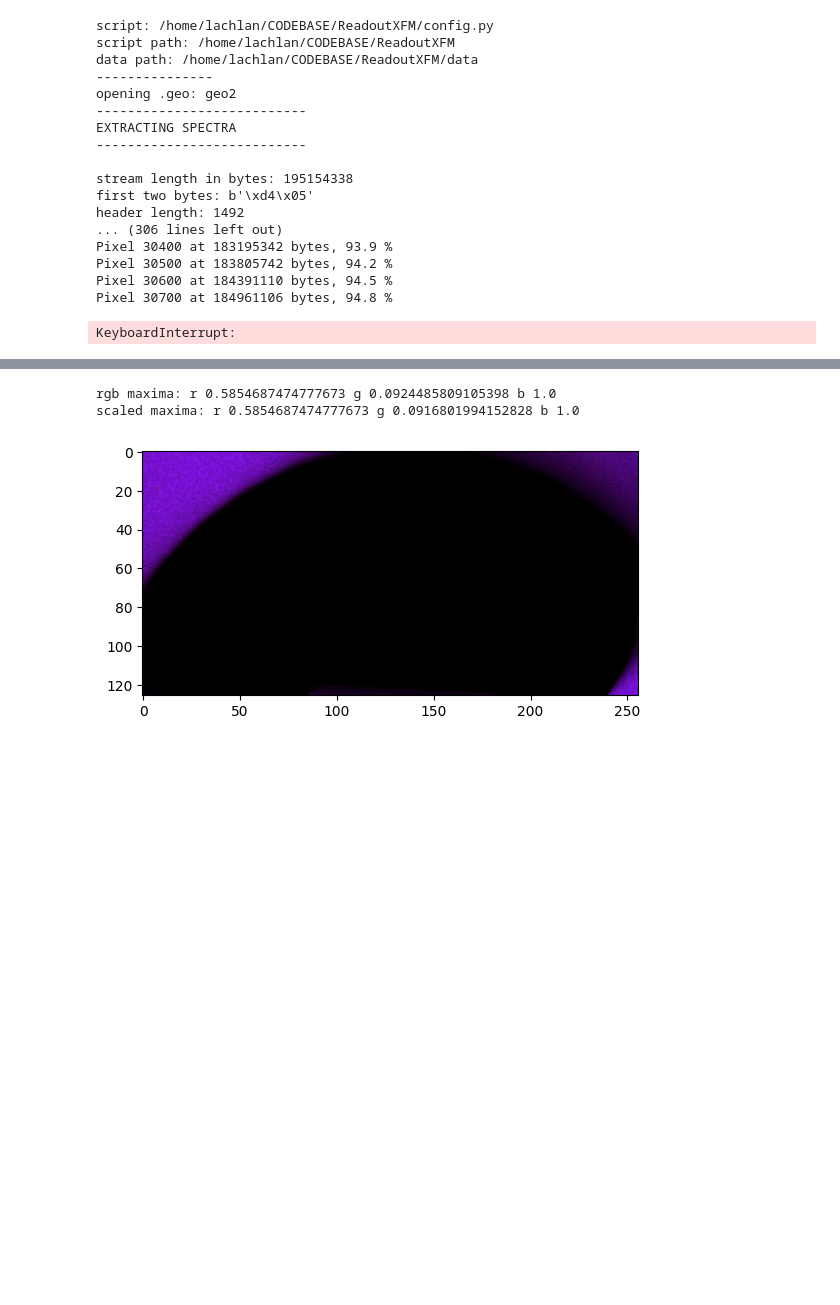
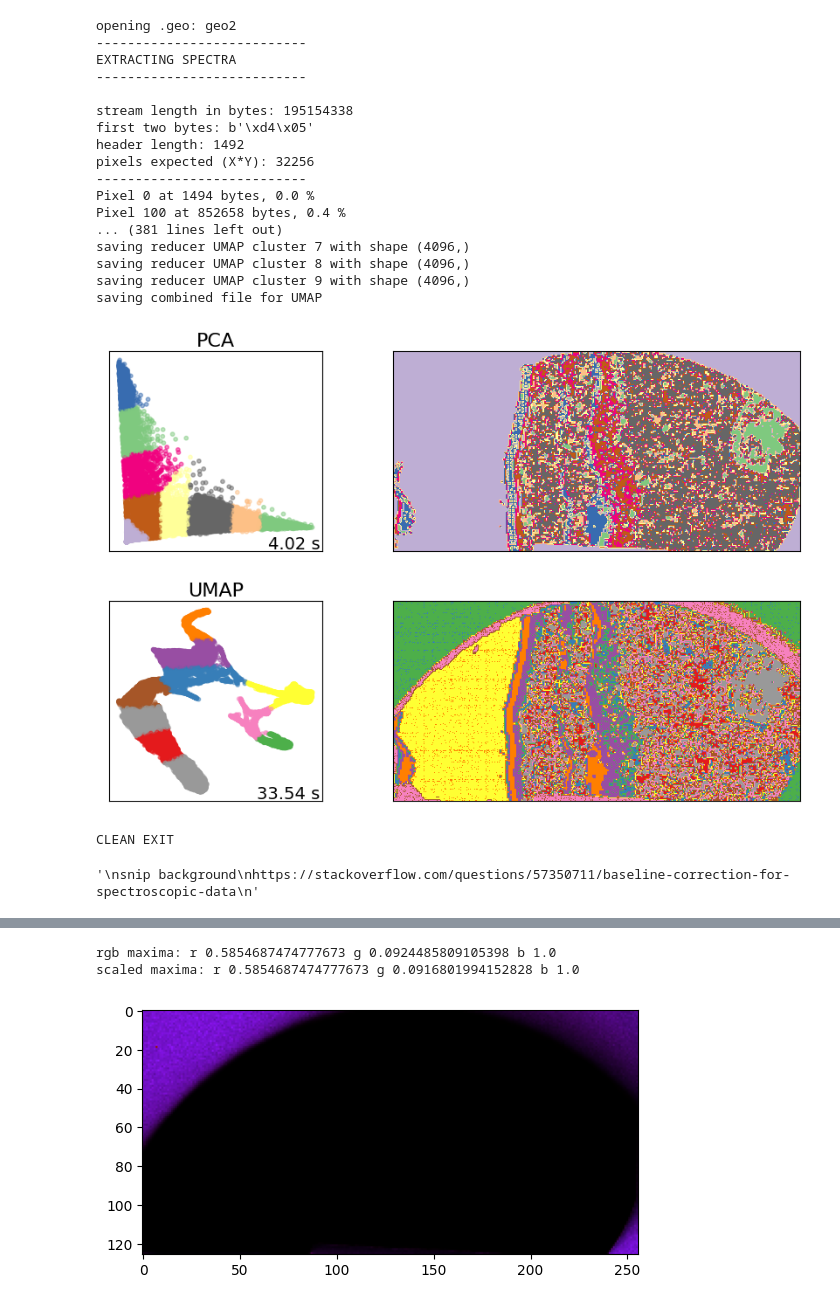
Before and after one commit to lachlanc61/ReadoutXFM, a Jupyter notebook: explore.ipynb, the cells around one changed output, grey strips where cells are left out. Saved outputs shown, nothing was run; the diff lists cells and outputs as text; code cells hidden in the pictures; blank space fills up the shorter version.

```diff
--- a/explore.ipynb
+++ b/explore.ipynb
@@ -129,7 +131,7 @@ with open(f, mode='rb') as file: # rb = read binary
         totalcounts=np.zeros(totalpx)
 
     #initialise data array
-    data=np.zeros((totalpx,config.NCHAN))
+    data=np.zeros((totalpx,config.NCHAN),dtype=np.uint16)
 
     i=0 #pixel counter
 
@@ -207,43 +209,45 @@ with open(f, mode='rb') as file: # rb = read binary
                 print(f'saving reducer {redname} cluster {j} with shape {clustaverages[i,j,:].shape}')
                 np.savetxt(os.path.join(config.odir, "sum_" + redname + "_" + str(j) + ".txt"), np.c_[energy, clustaverages[i,j,:]], fmt=['%1.3e','%1.6e'])
 
             print(f'saving combined file for {redname}')
             np.savetxt(os.path.join(config.odir, "sum_" + redname + ".txt"), np.c_[energy, clustaverages[i,:,:].transpose(1,0)], fmt='%1.5e')
             #plt.plot(energy, clustaverages[i,j,:])
         clustering.clustplt(embedding, categories, mapx, clusttimes)
 
     np.savetxt(os.path.join(config.odir, "pxlen.txt"), pxlen)
     np.savetxt(os.path.join(config.odir, "xidx.txt"), xidx)
     np.savetxt(os.path.join(config.odir, "yidx.txt"), yidx)
     np.savetxt(os.path.join(config.odir, "detector.txt"), det)
     np.savetxt(os.path.join(config.odir, "dt.txt"), dt)
 
 print("CLEAN EXIT")
 
 
 """
 snip background
 https://stackoverflow.com/questions/57350711/baseline-correction-for-spectroscopic-data
 """
 # %% [output]
-script: /home/lachlan/CODEBASE/ReadoutXFM/config.py
-script path: /home/lachlan/CODEBASE/ReadoutXFM
-data path: /home/lachlan/CODEBASE/ReadoutXFM/data
----------------
 opening .geo: geo2
 ---------------------------
 EXTRACTING SPECTRA
 ---------------------------
 
 stream length in bytes: 195154338
 first two bytes: b'\xd4\x05'
 header length: 1492
-... (306 lines left out)
-Pixel 30400 at 183195342 bytes, 93.9 %
-Pixel 30500 at 183805742 bytes, 94.2 %
-Pixel 30600 at 184391110 bytes, 94.5 %
-Pixel 30700 at 184961106 bytes, 94.8 %
+pixels expected (X*Y): 32256
+---------------------------
+Pixel 0 at 1494 bytes, 0.0 %
+Pixel 100 at 852658 bytes, 0.4 %
+... (381 lines left out)
+saving reducer UMAP cluster 7 with shape (4096,)
+saving reducer UMAP cluster 8 with shape (4096,)
+saving reducer UMAP cluster 9 with shape (4096,)
+saving combined file for UMAP
+[figure, added]
-KeyboardInterrupt:
+CLEAN EXIT
+'\nsnip background\nhttps://stackoverflow.com/questions/57350711/baseline-correction-for-spectroscopic-data\n'
 # %%
 import sys
 def sizeof_fmt(num, suffix='B'):
```
Also changed, not shown: parts of 3 cells of this notebook, 2 other files.
